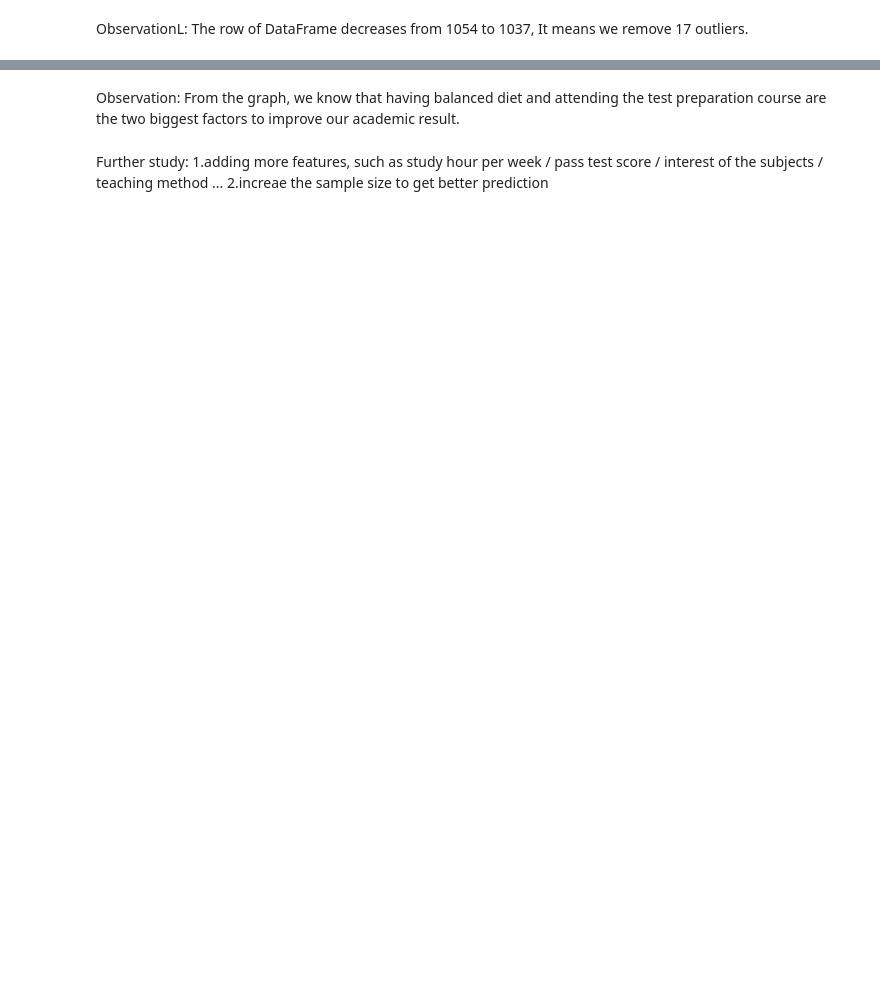
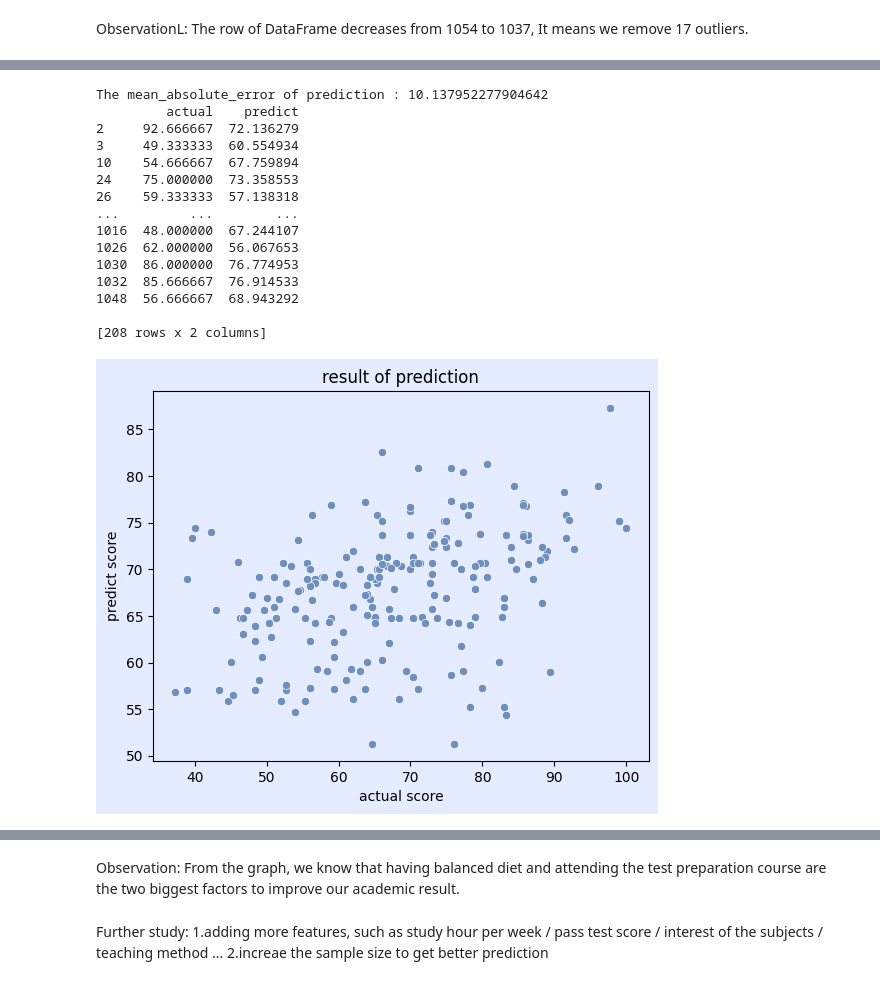
Before and after one commit to IvanWong87/studentsPerformance-analysis-and-prediction, a Jupyter notebook: studentsPerformance analysis and prediction.ipynb, the cells around one changed output, grey strips where cells are left out. Cells and saved outputs as stored; diff of their text form; code cells hidden in the pictures; blank space fills up the shorter version.

```diff
--- a/studentsPerformance analysis and prediction.ipynb
+++ b/studentsPerformance analysis and prediction.ipynb
@@ -162,19 +242,39 @@ print(X.info())
 # %%
 from sklearn.model_selection import train_test_split
 train_X, val_X, train_y, val_y= train_test_split(X,y,train_size=0.8, test_size=0.2, random_state=42)
 
 from sklearn.ensemble import RandomForestRegressor
 model=RandomForestRegressor(n_estimators=500, max_depth=6)
 model.fit(train_X, train_y)
 predict=model.predict(val_X)
 
 from sklearn.metrics import mean_absolute_error
 result=pd.DataFrame({"actual":val_y, "predict":predict})
 print("The mean_absolute_error of prediction :", mean_absolute_error(val_y,predict))
 print(result.sort_index(axis=0))
 
 sns.scatterplot(val_y,predict)
+plt.title("result of prediction")
+plt.xlabel("actual score")
+plt.ylabel("predict score")
 plt.show()
+# %% [output]
+The mean_absolute_error of prediction : 10.137952277904642
+         actual    predict
+2     92.666667  72.136279
+3     49.333333  60.554934
+10    54.666667  67.759894
+24    75.000000  73.358553
+26    59.333333  57.138318
+...         ...        ...
+1016  48.000000  67.244107
+1026  62.000000  56.067653
+1030  86.000000  76.774953
+1032  85.666667  76.914533
+1048  56.666667  68.943292
+
+[208 rows x 2 columns]
+[figure, added]
 # %%
 #feature importance
 feature_importance = np.array(model.feature_importances_)
```
Also changed, not shown: parts of 14 cells of this notebook.
